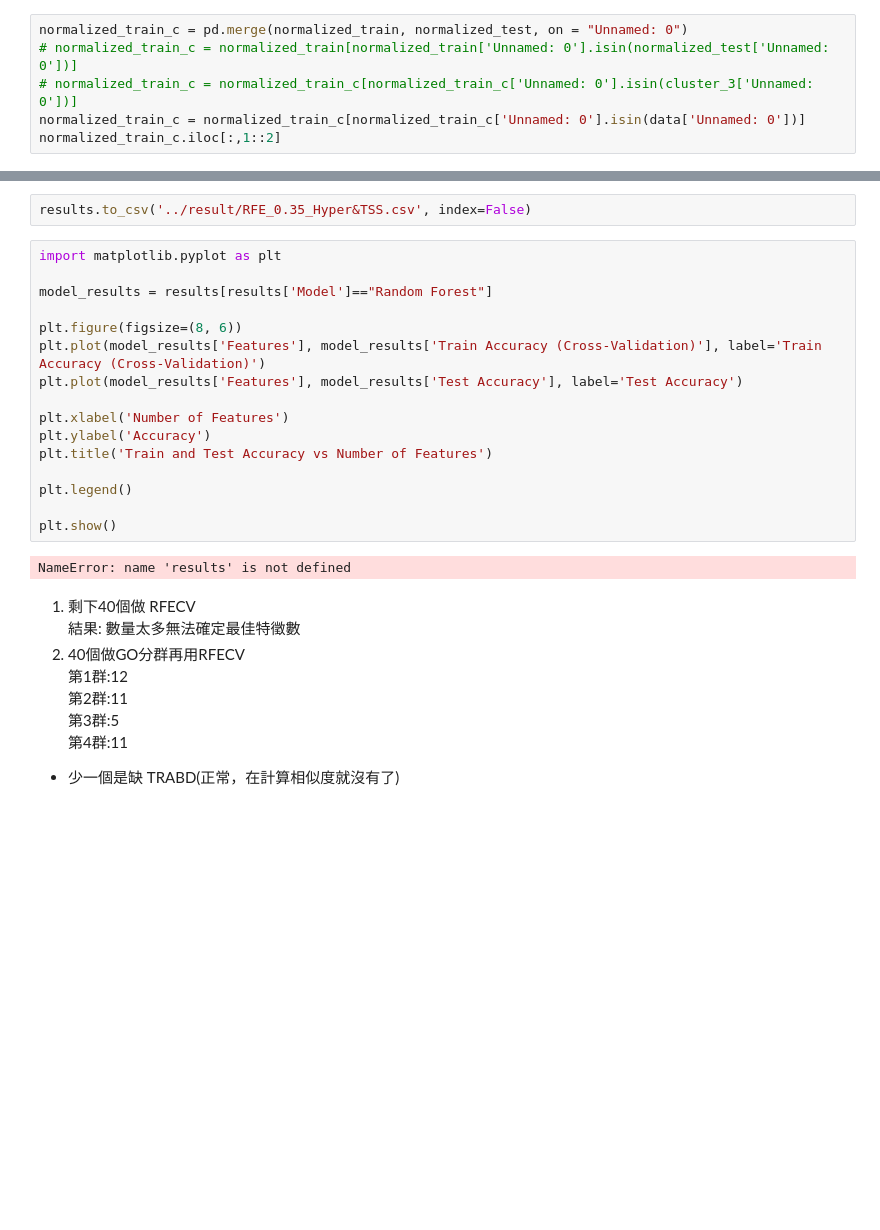
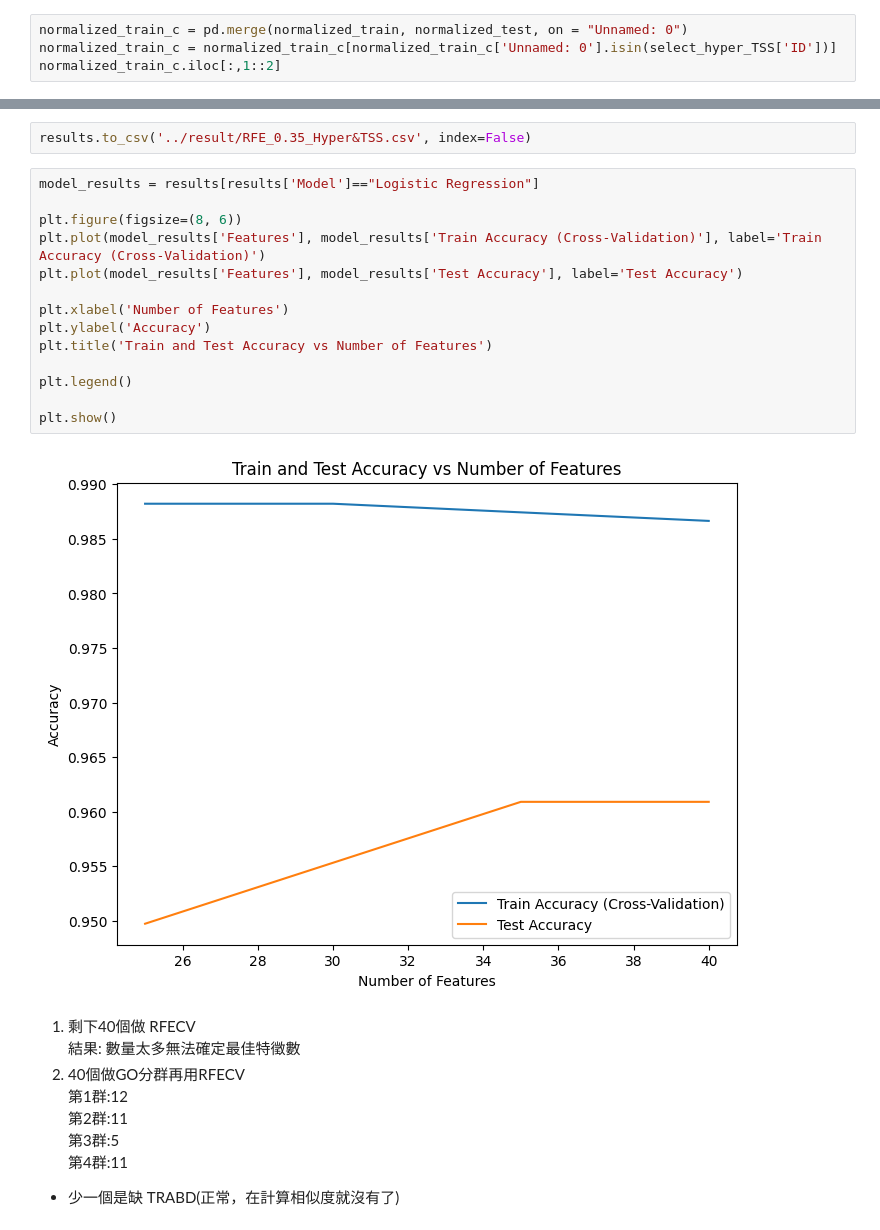
Before and after one commit to BioTechCo/main_project, a Jupyter notebook: ml/ml_RFE.ipynb, the cells around one changed output, grey strips where cells are left out. Cells and saved outputs as stored; diff of their text form; blank space fills up the shorter version.

```diff
--- a/ml/ml_RFE.ipynb
+++ b/ml/ml_RFE.ipynb
@@ -46,8 +38,6 @@ data
 # %%
 normalized_train_c = pd.merge(normalized_train, normalized_test, on = "Unnamed: 0")
-# normalized_train_c = normalized_train[normalized_train['Unnamed: 0'].isin(normalized_test['Unnamed: 0'])]
-# normalized_train_c = normalized_train_c[normalized_train_c['Unnamed: 0'].isin(cluster_3['Unnamed: 0'])]
-normalized_train_c = normalized_train_c[normalized_train_c['Unnamed: 0'].isin(data['Unnamed: 0'])]
+normalized_train_c = normalized_train_c[normalized_train_c['Unnamed: 0'].isin(select_hyper_TSS['ID'])]
 normalized_train_c.iloc[:,1::2]
 # %% [output]
 |  | 1_x | 3_x | 5_x | 7_x | 9_x | 11_x | 13_x | 15_x | 17_x | 19_x | ... | ... |
@@ -297,23 +182,21 @@ Selected Features:      Unnamed: 0
 # %%
 results.to_csv('../result/RFE_0.35_Hyper&TSS.csv', index=False)
 # %%
-import matplotlib.pyplot as plt
-
-model_results = results[results['Model']=="Random Forest"]
+model_results = results[results['Model']=="Logistic Regression"]
 
 plt.figure(figsize=(8, 6))
 plt.plot(model_results['Features'], model_results['Train Accuracy (Cross-Validation)'], label='Train Accuracy (Cross-Validation)')
 plt.plot(model_results['Features'], model_results['Test Accuracy'], label='Test Accuracy')
 
 plt.xlabel('Number of Features')
 plt.ylabel('Accuracy')
 plt.title('Train and Test Accuracy vs Number of Features')
 
 plt.legend()
 
 plt.show()
 # %% [output]
-NameError: name 'results' is not defined
+[figure, added]
 # %% [markdown]
 1. 剩下40個做 RFECV
 結果: 數量太多無法確定最佳特徵數
```
Also changed, not shown: parts of 19 cells of this notebook.
